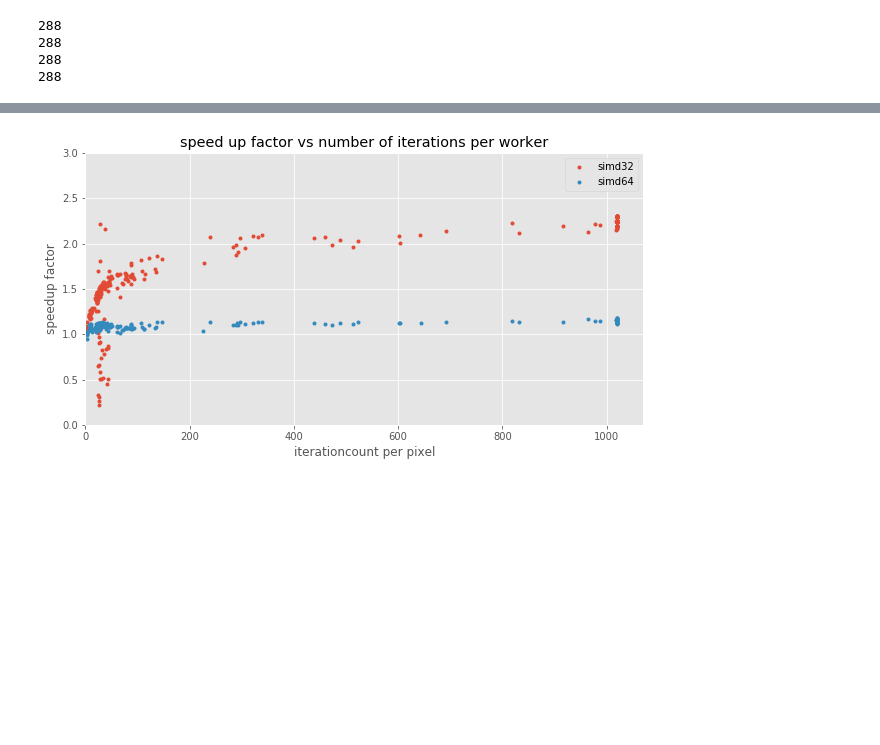
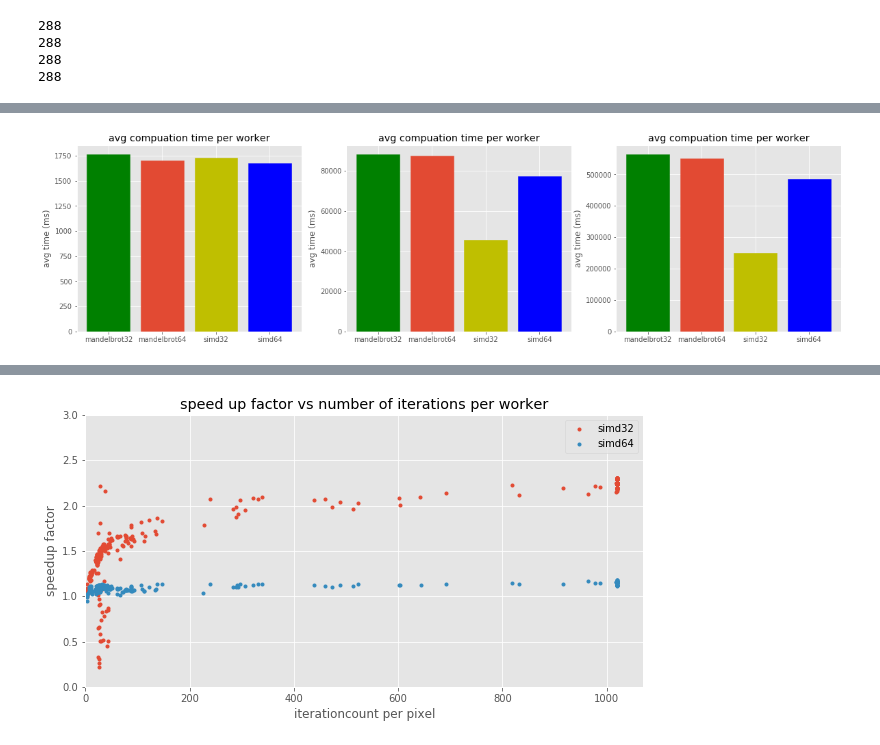
Before and after one commit to eragp/mandelbrot, a Jupyter notebook: eval/implementations_eval.ipynb, the cells around one changed output, grey strips where cells are left out. Saved outputs shown, nothing was run; the diff lists cells and outputs as text; code cells hidden in the pictures; blank space fills up the shorter version.

```diff
--- a/eval/implementations_eval.ipynb
+++ b/eval/implementations_eval.ipynb
@@ -110,3 +88,37 @@ plt.show()
+# %%
+fig, (barworst, baravg, barbest) = plt.subplots(1, 3, figsize=(20,5))
+
+def slicep(l, startp, endp):
+    begin = int(len(l)*startp)
+    end = int(len(l)*endp)
+    l = sorted(l)
+    return l[begin:end]
+
+def bargraph(bar, startp, endp):
+    avg = np.asarray([np.average(slicep(comp32, startp, endp)), np.average(slicep(comp64, startp, endp)), np.average(slicep(compsimd32, startp, endp)), np.average(slicep(compsimd64, startp, endp))])
+    x_avg = np.arange(len(avg))
+
+    barlist = bar.bar(x_avg, avg)
+    # set colors of bars to match colors in line plot
+    #TODO this bar graph 3 times: worst 25%, average 50%, best 25%
+    barlist[0].set_color(p0[0].get_color())
+    barlist[1].set_color(p1[0].get_color())
+    barlist[2].set_color(p2[0].get_color())
+    barlist[3].set_color(p3[0].get_color())
+
+    bar.set_xticks(x_avg)
+    bar.set_xticklabels(names)
+    bar.set(ylabel="avg time (ms)",
+           title="avg compuation time per worker")
+    bar.grid(True)
+
+bargraph(barworst, 0, .01)
+bargraph(baravg, .01, .99)
+bargraph(barbest, .99, 1)
+# fig.savefig("impl_test.svg", format="svg")
+plt.show()
+# %% [output]
+[figure, added]
 # %%
 # Perform linear regression
 import statsmodels.api as sm
```
Also changed, not shown: parts of 4 cells of this notebook, 1 other file.
